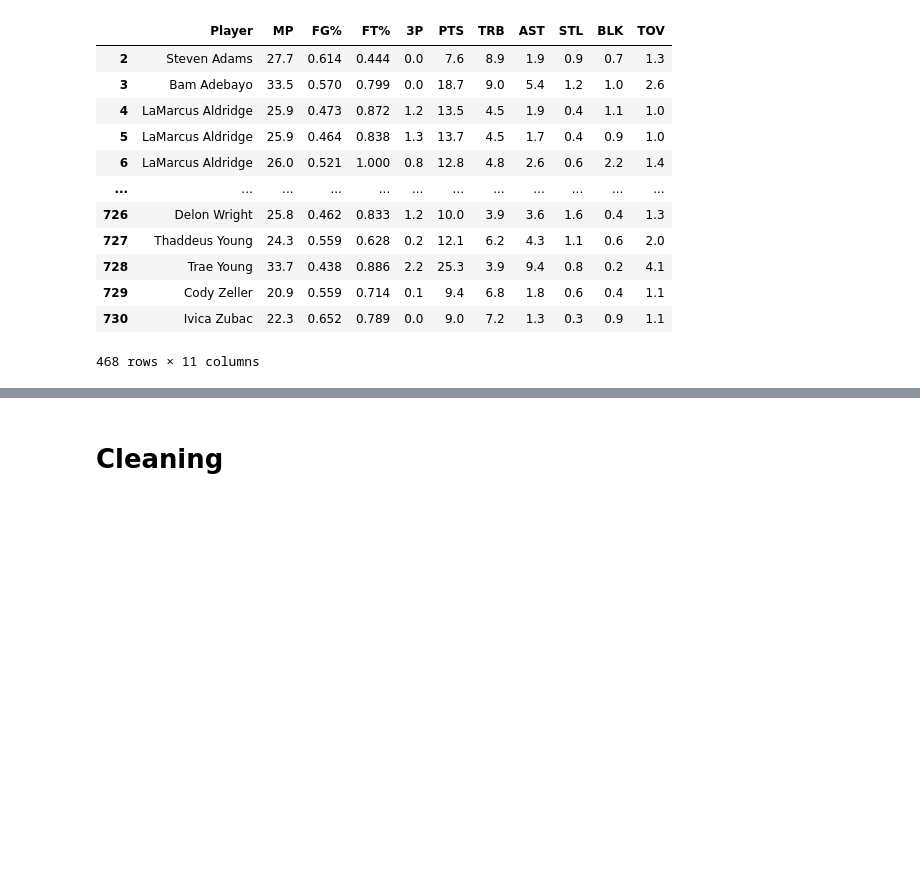
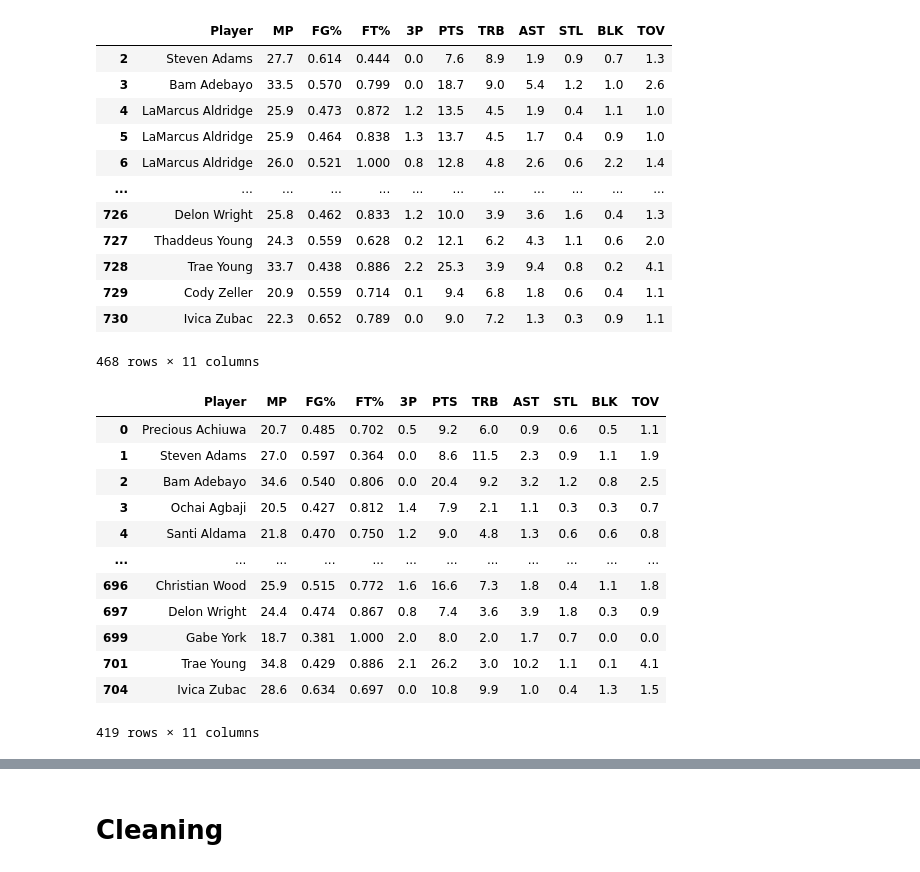
Before and after one commit to vchen-98/fantasy_bball, a Jupyter notebook: working_notebook.ipynb, the cells around one changed output, grey strips where cells are left out. Cells and saved outputs as stored; diff of their text form; code cells hidden in the pictures; blank space fills up the shorter version.

```diff
--- a/working_notebook.ipynb
+++ b/working_notebook.ipynb
@@ -281,3 +288,21 @@ cleaned_2021
 | 729 | Cody Zeller | 20.9 | 0.559 | 0.714 | 0.1 | 9.4 | 6.8 | 1.8 | 0.6 | 0.4 | 1.1 |
 | 730 | Ivica Zubac | 22.3 | 0.652 | 0.789 | 0.0 | 9.0 | 7.2 | 1.3 | 0.3 | 0.9 | 1.1 |
 468 rows × 11 columns
+# %%
+cleaned_2023 = year_subsets[2023][year_subsets[2023]["MP"] > 15][clean_fantasy]
+# %%
+cleaned_2023
+# %% [output]
+|  | Player | MP | FG% | FT% | 3P | PTS | TRB | AST | STL | BLK | TOV |
+| 0 | Precious Achiuwa | 20.7 | 0.485 | 0.702 | 0.5 | 9.2 | 6.0 | 0.9 | 0.6 | 0.5 | 1.1 |
+| 1 | Steven Adams | 27.0 | 0.597 | 0.364 | 0.0 | 8.6 | 11.5 | 2.3 | 0.9 | 1.1 | 1.9 |
+| 2 | Bam Adebayo | 34.6 | 0.540 | 0.806 | 0.0 | 20.4 | 9.2 | 3.2 | 1.2 | 0.8 | 2.5 |
+| 3 | Ochai Agbaji | 20.5 | 0.427 | 0.812 | 1.4 | 7.9 | 2.1 | 1.1 | 0.3 | 0.3 | 0.7 |
+| 4 | Santi Aldama | 21.8 | 0.470 | 0.750 | 1.2 | 9.0 | 4.8 | 1.3 | 0.6 | 0.6 | 0.8 |
+| ... | ... | ... | ... | ... | ... | ... | ... | ... | ... | ... | ... |
+| 696 | Christian Wood | 25.9 | 0.515 | 0.772 | 1.6 | 16.6 | 7.3 | 1.8 | 0.4 | 1.1 | 1.8 |
+| 697 | Delon Wright | 24.4 | 0.474 | 0.867 | 0.8 | 7.4 | 3.6 | 3.9 | 1.8 | 0.3 | 0.9 |
+| 699 | Gabe York | 18.7 | 0.381 | 1.000 | 2.0 | 8.0 | 2.0 | 1.7 | 0.7 | 0.0 | 0.0 |
+| 701 | Trae Young | 34.8 | 0.429 | 0.886 | 2.1 | 26.2 | 3.0 | 10.2 | 1.1 | 0.1 | 4.1 |
+| 704 | Ivica Zubac | 28.6 | 0.634 | 0.697 | 0.0 | 10.8 | 9.9 | 1.0 | 0.4 | 1.3 | 1.5 |
+419 rows × 11 columns
```
Also changed, not shown: parts of 13 cells of this notebook, 15 other files.
